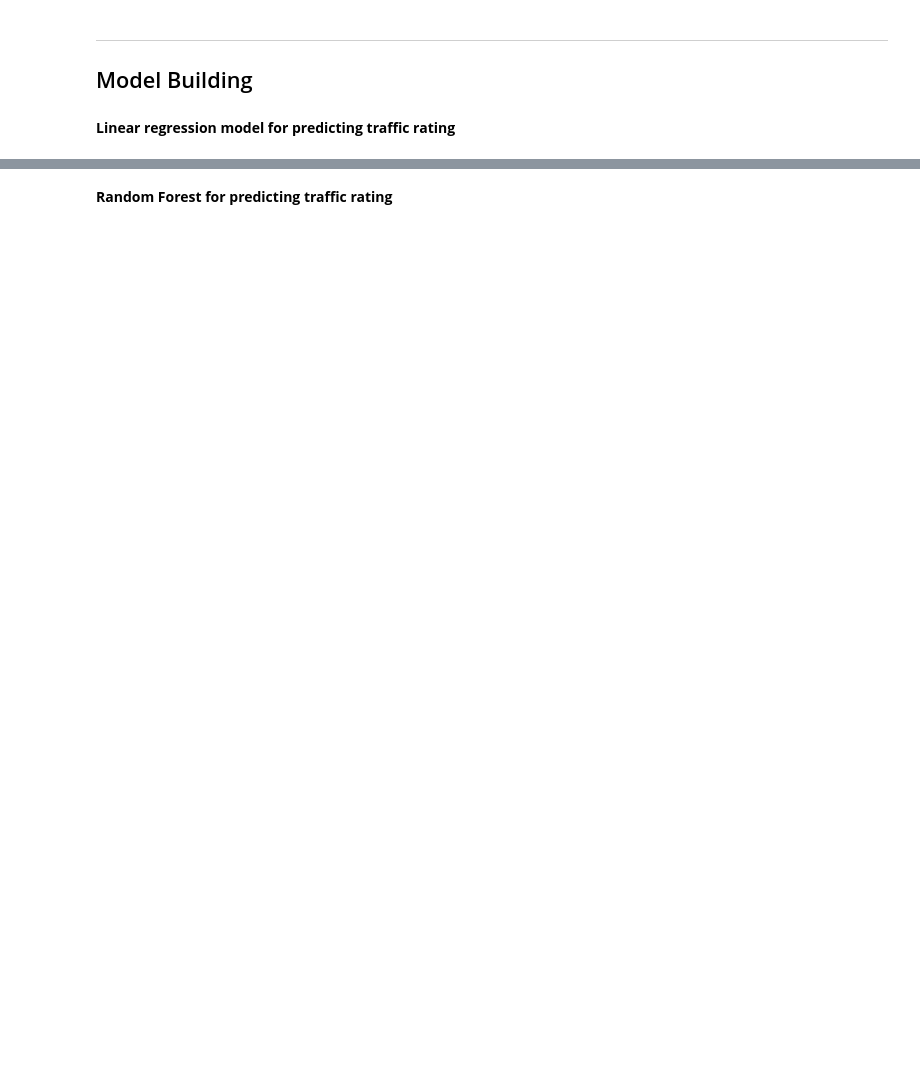
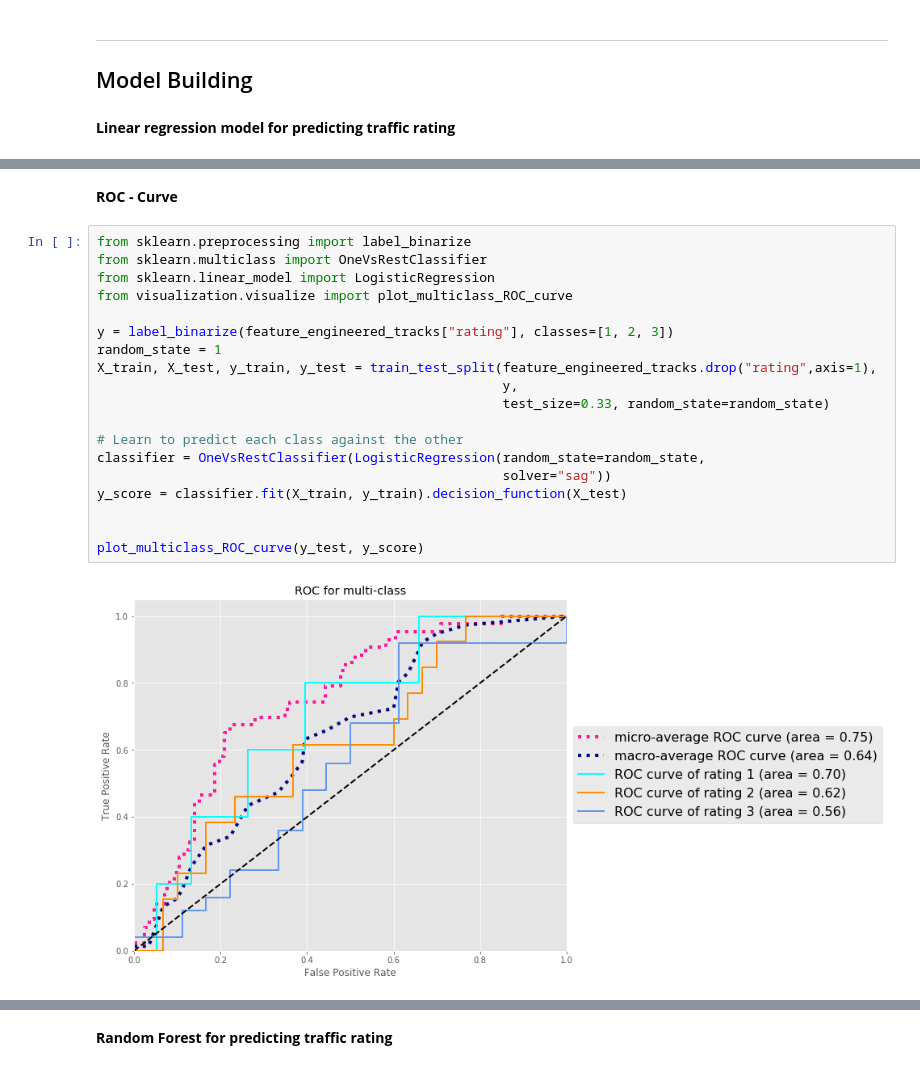
Before and after one commit to MoBran/bi2_project, a Jupyter notebook: src/model_building.ipynb, the cells around one changed output, grey strips where cells are left out. Saved outputs shown, nothing was run; the diff lists cells and outputs as text; blank space fills up the shorter version.

Commit message:
added AUC-Plot and example in model_building.ipynb

```diff
--- a/src/model_building.ipynb
+++ b/src/model_building.ipynb
@@ -375,3 +378,26 @@ True label
 1                1  1  3
 2                0  4  3
 3                1  4  9
+# %% [markdown]
+**ROC - Curve**
+# %%
+from sklearn.preprocessing import label_binarize
+from sklearn.multiclass import OneVsRestClassifier
+from sklearn.linear_model import LogisticRegression
+from visualization.visualize import plot_multiclass_ROC_curve
+
+y = label_binarize(feature_engineered_tracks["rating"], classes=[1, 2, 3])
+random_state = 1
+X_train, X_test, y_train, y_test = train_test_split(feature_engineered_tracks.drop("rating",axis=1),
+                                                    y,
+                                                    test_size=0.33, random_state=random_state)
+
+# Learn to predict each class against the other
+classifier = OneVsRestClassifier(LogisticRegression(random_state=random_state,
+                                                    solver="sag"))
+y_score = classifier.fit(X_train, y_train).decision_function(X_test)
+
+
+plot_multiclass_ROC_curve(y_test, y_score)
+# %% [output]
+[figure, added]
```
Also changed, not shown: parts of 5 cells of this notebook, 2 other files.
